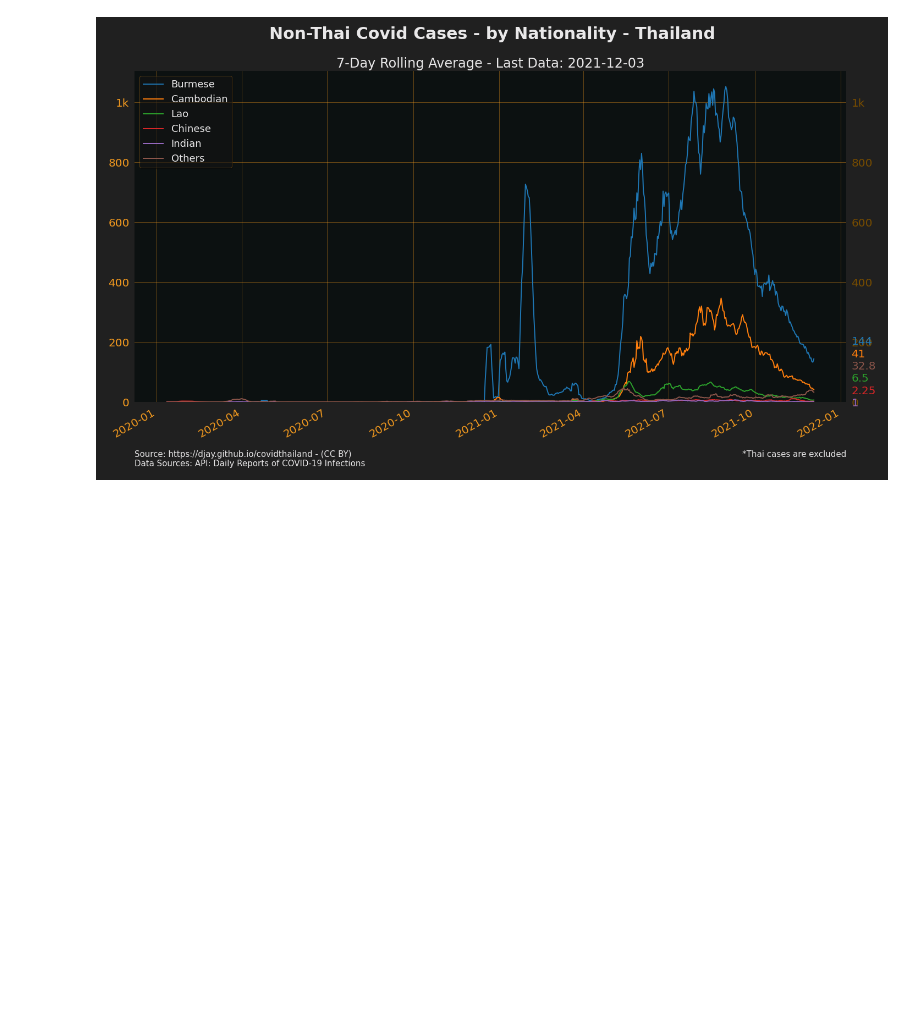
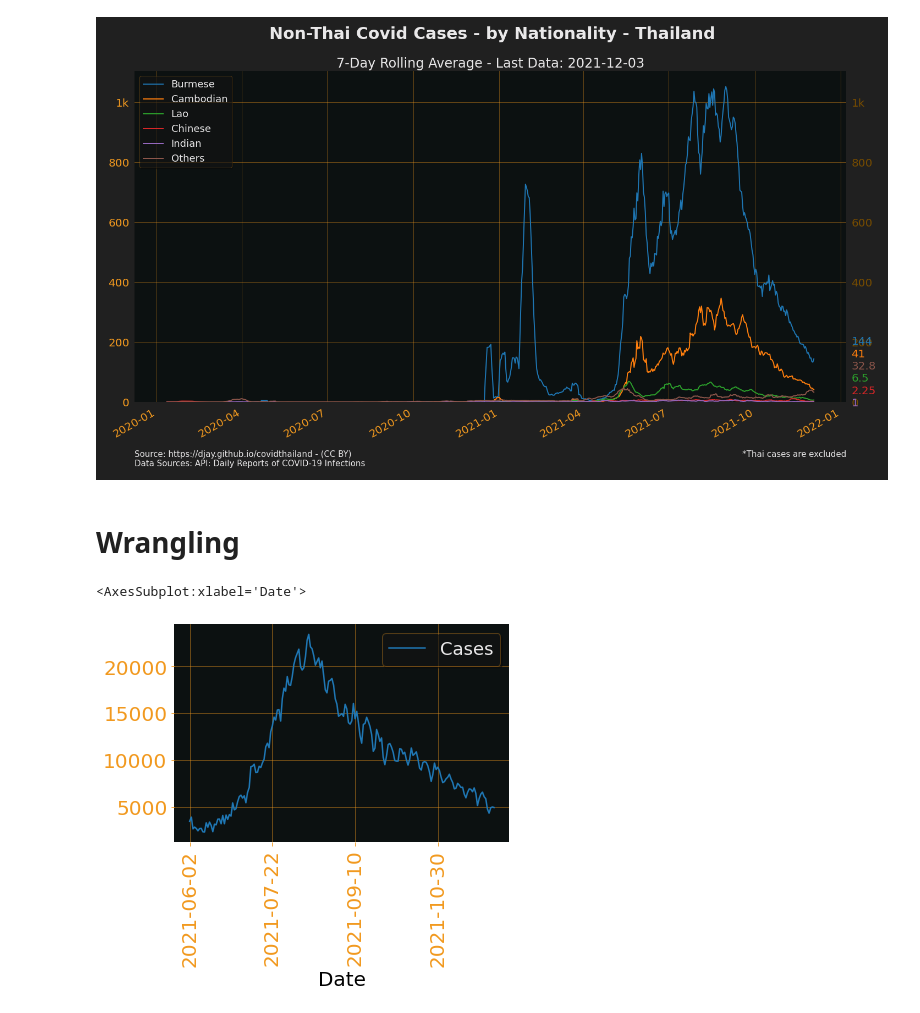
Before and after one commit to djay/covidthailand, a Jupyter notebook: notebook.ipynb, the cells around one changed output. Saved outputs shown, nothing was run; the diff lists cells and outputs as text; code cells hidden in the pictures; blank space fills up the shorter version.

Commit message:
update nb with plot_area example

```diff
--- a/notebook.ipynb
+++ b/notebook.ipynb
@@ -88,3 +87,11 @@ Image(filename="outputs/cases_nation_3.png")
 Image(filename="outputs/cases_nation_all.png")
 # %% [output]
 [figure]
+# %% [markdown]
+# Wrangling
+# %%
+temp_df = df[df.Date > "2021-06-01"][["Date", "Cases"]]
+temp_df.plot(x="Date", rot=90)
+# %% [output]
+<AxesSubplot:xlabel='Date'>
+[figure, added]
```
Also changed, not shown: parts of 7 cells of this notebook.
